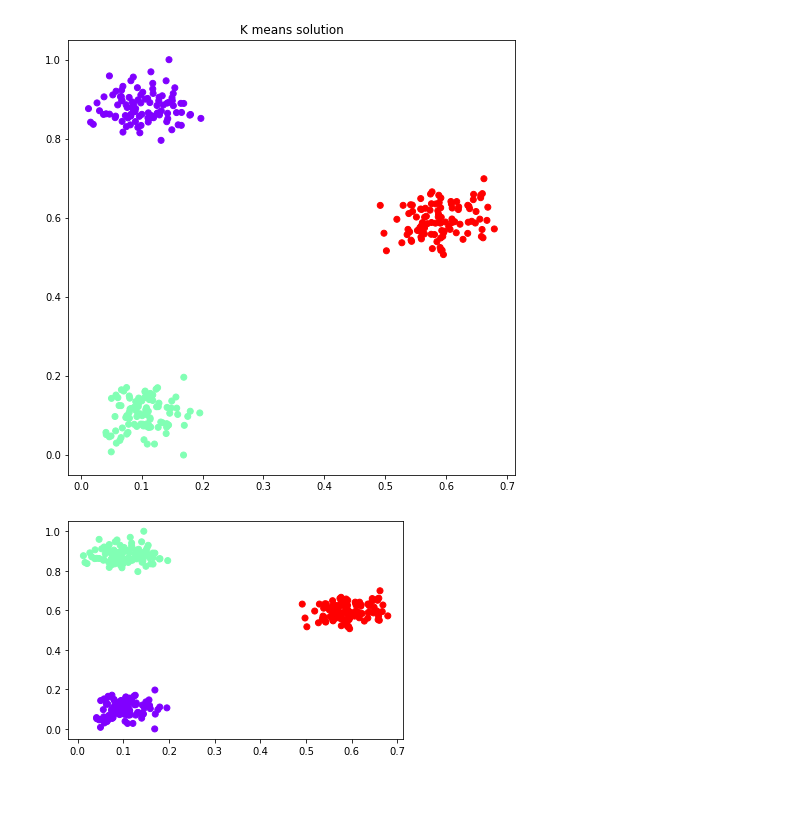
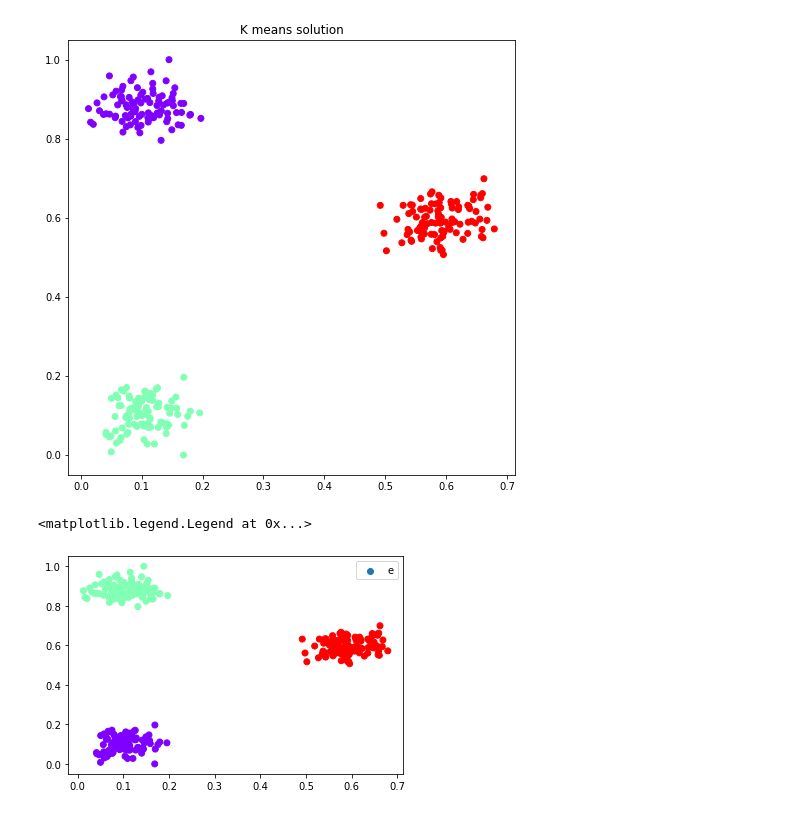
Before and after one commit to PolGonzalez/Kclusters, a Jupyter notebook: 2D_Dataset_Generator.ipynb, the cells around one changed output. Saved outputs shown, nothing was run; the diff lists cells and outputs as text; code cells hidden in the pictures.

```diff
--- a/2D_Dataset_Generator.ipynb
+++ b/2D_Dataset_Generator.ipynb
@@ -65,10 +65,12 @@ Text(0.5, 1.0, 'K means solution')
 # %%
 #MST solution
 model = MSTClustering(cutoff=k-1)
 y_pred_mst = model.fit_predict(points)
 plt.scatter(points[:, 0], points[:, 1], c=y_pred_mst, cmap='rainbow');
+plt.legend()
 # %% [output]
+<matplotlib.legend.Legend at 0x...>
-[figure, old version]
+[figure, new version]
 # %%
 #We write the generated data in a .dat AMPL format.
 output = open("Kcluster.dat", "w")
```
Also changed, not shown: parts of 3 cells of this notebook, 2 other files.
